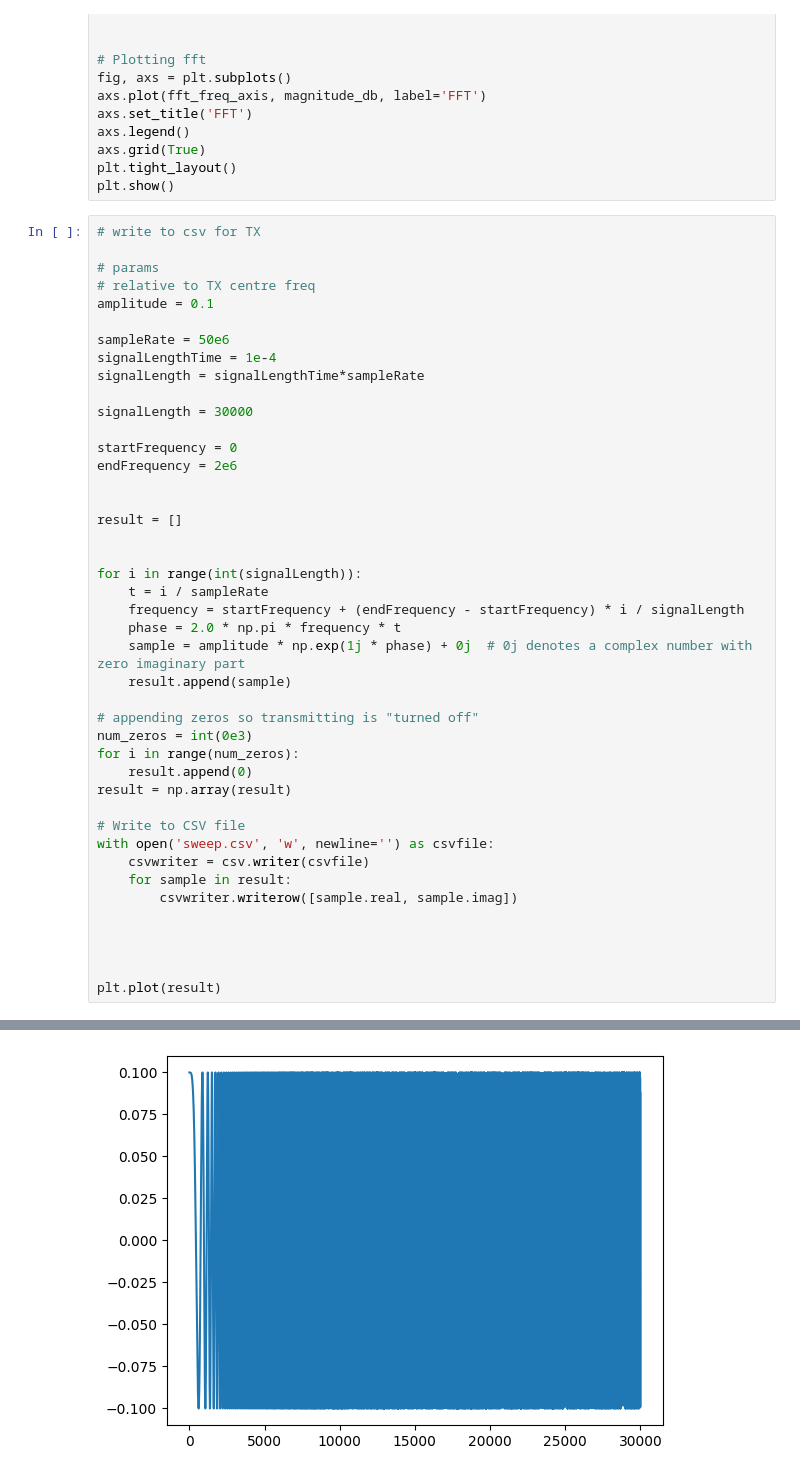
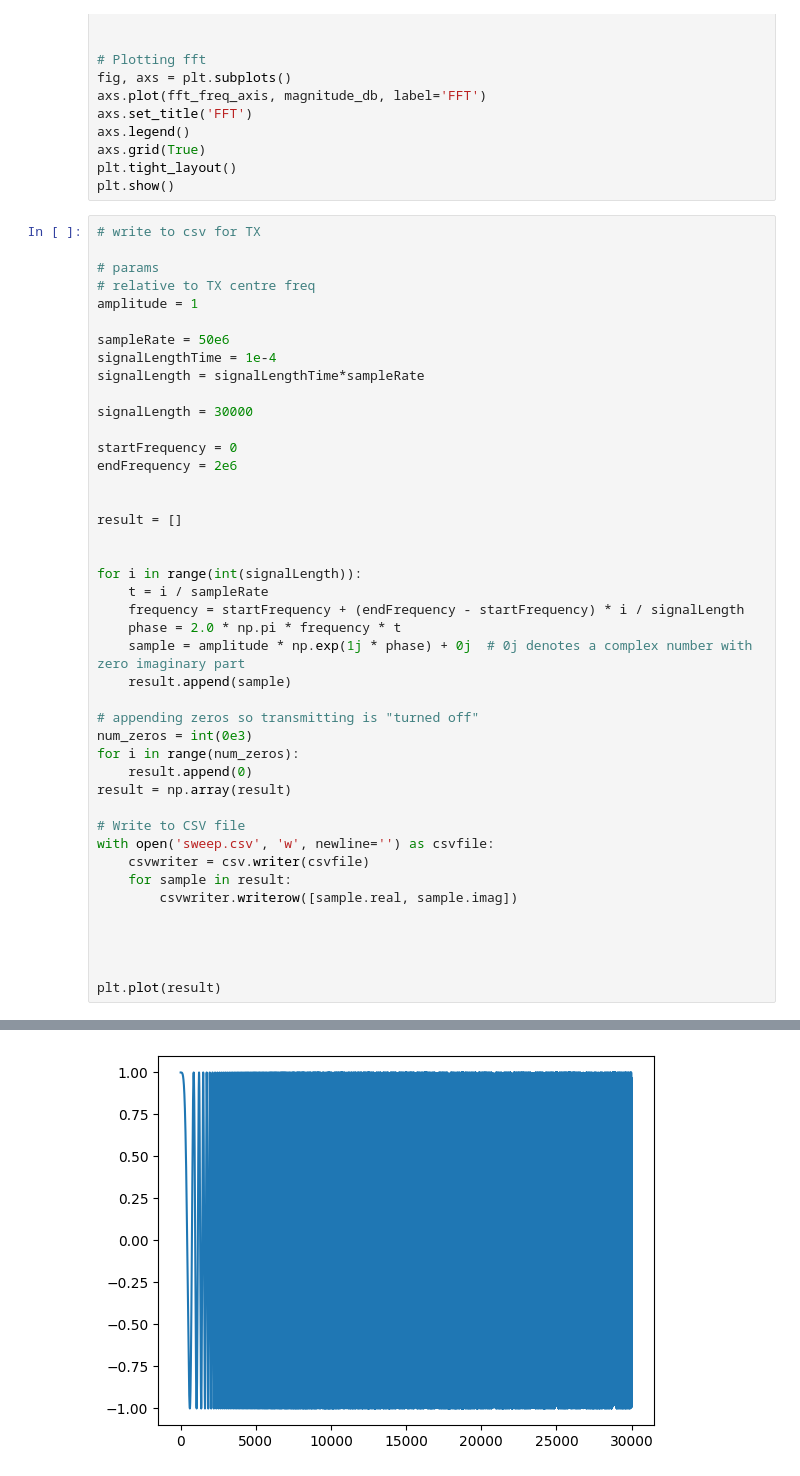
Before and after one commit to murrayinglis/sdr-config, a Jupyter notebook: plots.ipynb, the cells around one changed output, grey strips where cells are left out. Cells and saved outputs as stored; diff of their text form.

```diff
--- a/plots.ipynb
+++ b/plots.ipynb
@@ -210,7 +217,7 @@ plt.show()
 
 # params
 # relative to TX centre freq
-amplitude = 0.1
+amplitude = 1
 
 sampleRate = 50e6
 signalLengthTime = 1e-4
@@ -223,34 +230,34 @@ endFrequency = 2e6
 
 
 result = []
 
 
 for i in range(int(signalLength)):
     t = i / sampleRate
     frequency = startFrequency + (endFrequency - startFrequency) * i / signalLength
     phase = 2.0 * np.pi * frequency * t
     sample = amplitude * np.exp(1j * phase) + 0j  # 0j denotes a complex number with zero imaginary part
     result.append(sample)
 
 # appending zeros so transmitting is "turned off"
 num_zeros = int(0e3)
 for i in range(num_zeros):
     result.append(0)
 result = np.array(result)
 
 # Write to CSV file
 with open('sweep.csv', 'w', newline='') as csvfile:
     csvwriter = csv.writer(csvfile)
     for sample in result:
         csvwriter.writerow([sample.real, sample.imag])
 
 
 
 
 plt.plot(result)
 # %% [output]
 [<matplotlib.lines.Line2D at 0x...>]
-[figure, old version]
+[figure, new version]
 # %%
 # waterfall
 
```
Also changed, not shown: parts of 7 cells of this notebook, 4 other files.
